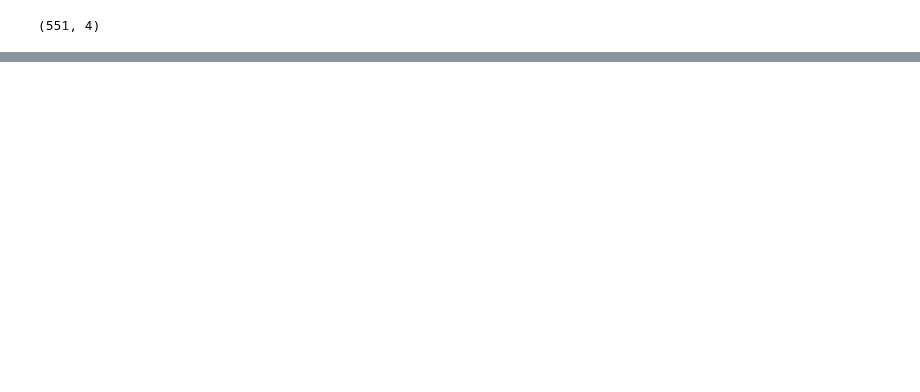
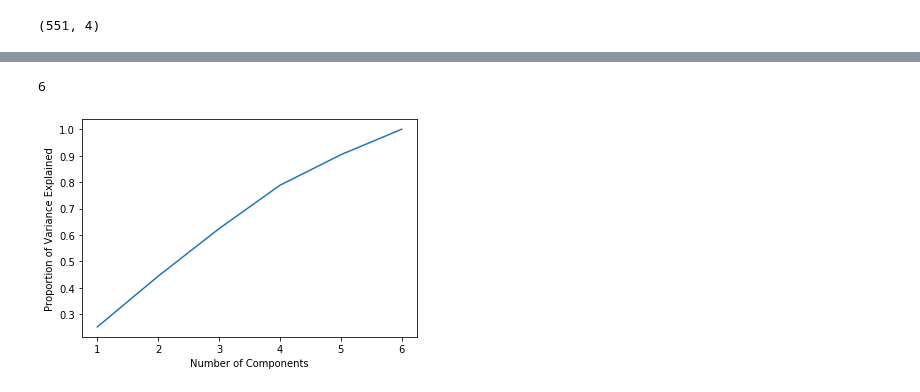
Before and after one commit to TianyuanCai/covid19, a Jupyter notebook: model/kmeans.ipynb, the cells around one changed output, grey strips where cells are left out. Saved outputs shown, nothing was run; the diff lists cells and outputs as text; code cells hidden in the pictures; blank space fills up the shorter version.

```diff
--- a/model/kmeans.ipynb
+++ b/model/kmeans.ipynb
@@ -125,0 +138,5 @@ plt.show()
+# %%
+df_clean = df[['cases','deaths','grocery_and_pharmacy_percent_change_from_baseline',
+             'windSpdMin','parks_percent_change_from_baseline','spcHumMin']].dropna()
+df_glm = df_clean
+df_glm.head()
@@ -125,0 +150,15 @@ plt.show()
+# %%
+scaler = preprocessing.StandardScaler().fit(df_glm)
+df_glm = pd.DataFrame(scaler.fit_transform(df_glm), columns=df_glm.columns)
+full_pca_glm = PCA(random_state=0).fit(df_glm)
+full_pca_glm.n_components_
+# %% [output]
+6
+# %%
+# Calculate the cumulative sum of the variance explained by each component.
+cum_exp_var = np.cumsum(full_pca_glm.explained_variance_ratio_)
+plt.plot(np.arange(len(cum_exp_var))+1, cum_exp_var)
+plt.xlabel('Number of Components')
+plt.ylabel('Proportion of Variance Explained');
+# %% [output]
+[figure, added]
```
Also changed, not shown: parts of 29 cells of this notebook.
